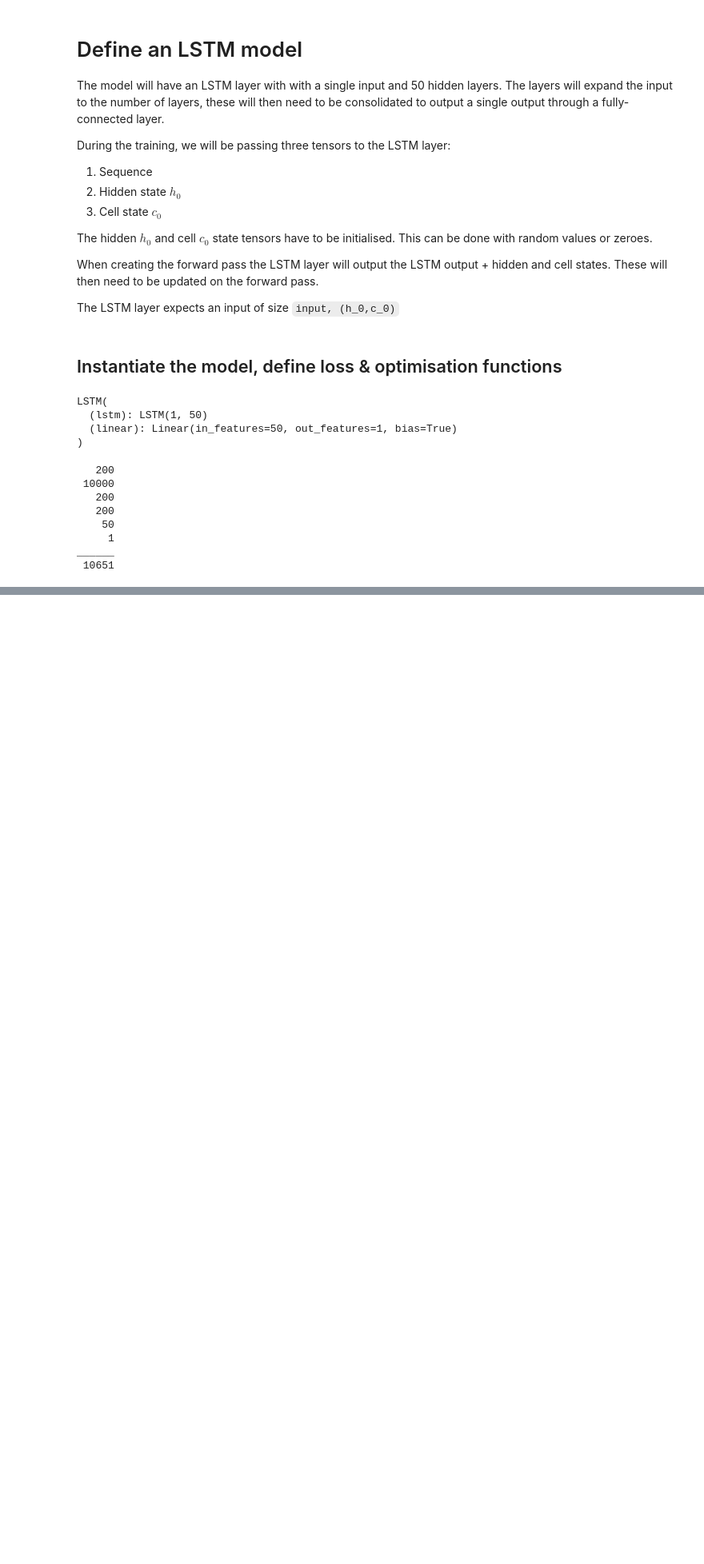
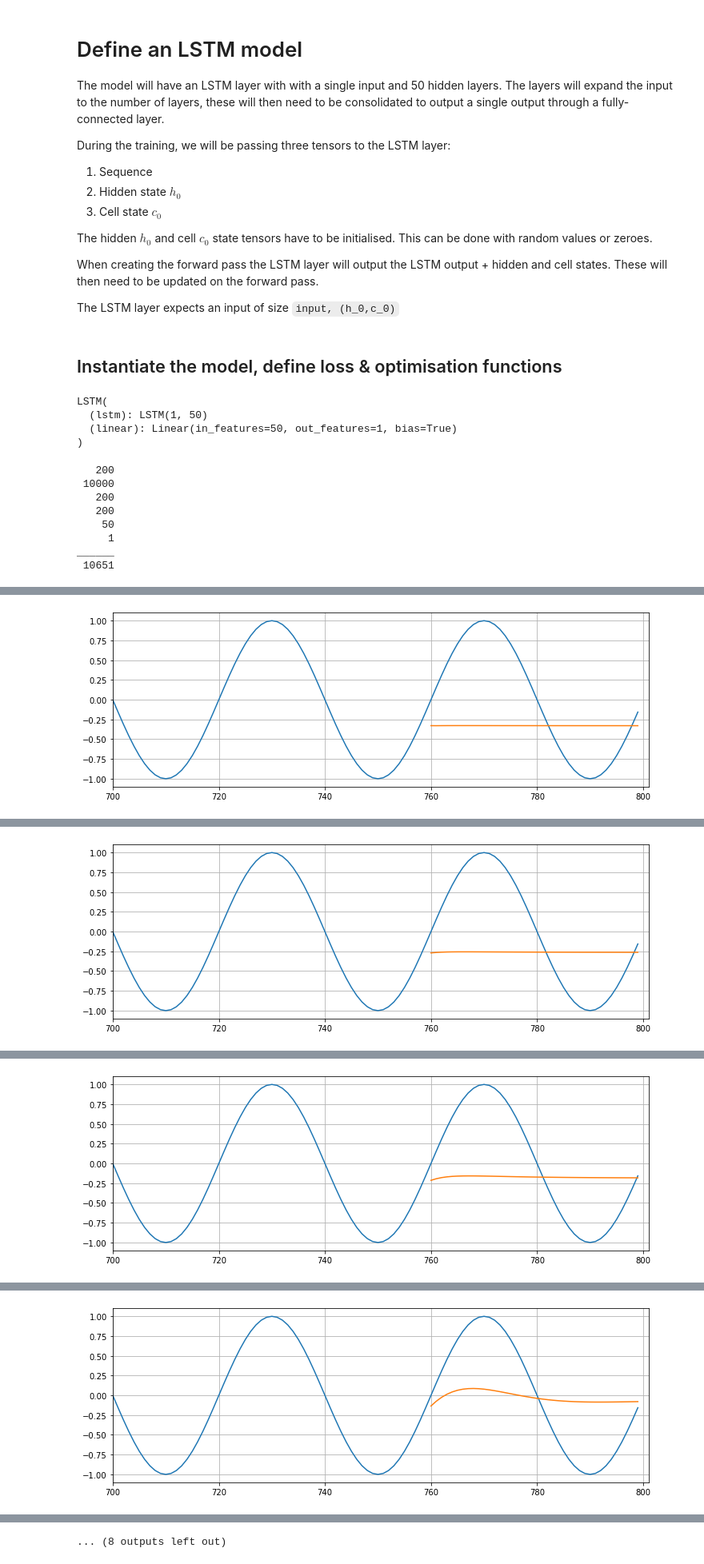
Before and after one commit to alejandrodgb/pytorch-for-dl, a Jupyter notebook: 04-RNN-Recurrent-Neural-Networks/00-Basic-RNN.ipynb, the cells around one changed output, grey strips where cells are left out. Shown at 80% size. Cells and saved outputs as stored; diff of their text form; code cells hidden in the pictures; blank space fills up the shorter version.

```diff
--- a/04-RNN-Recurrent-Neural-Networks/00-Basic-RNN.ipynb
+++ b/04-RNN-Recurrent-Neural-Networks/00-Basic-RNN.ipynb
@@ -102,7 +102,7 @@ class LSTM(nn.Module):
 
     def forward(self,seq):
         lstm_out, self.hidden = self.lstm(seq.view(len(seq),1,-1), self.hidden)
-        pred = self.linear(ltsm_out.view(len(seq),-1))
+        pred = self.linear(lstm_out.view(len(seq),-1))
         return pred[-1]
 # %% [markdown]
 ## Instantiate the model, define loss & optimisation functions
@@ -138,0 +143,50 @@ ______
+# %%
+epochs = 10
+future = 40
+
+for i in range(epochs):
+
+    # Retreive the training dataset
+    for seq, y_train in train_data:
+
+        # Reset the parameters and hidden states
+        optimiser.zero_grad()
+        model.hidden = (torch.zeros(1,1,model.hidden_size),
+                        torch.zeros(1,1,model.hidden_size))
+
+        # Predictions
+        y_pred = model(seq)
+
+        # Calculate loss and propagate
+        loss = criterion(y_pred, y_train)
+        loss.backward()
+        optimiser.step()
+
+    # Print training result
+    print(f'Epoch {i}  Loss: {loss.item()}')
+
+    # MAKE PREDICTIONS
+    # Grabbing the last window of the training set (from end - 40) and predict the first value of the test set
+    preds = train_set[-window_size:].tolist()
+
+    # Get the predictions for the future range = 40 points
+    for f in range(future):
+        seq = torch.FloatTensor(preds[-window_size:])
+
+        with torch.no_grad():
+            model.hidden = (torch.zeros(1,1,model.hidden_size),
+                            torch.zeros(1,1,model.hidden_size))
+            preds.append(model(seq).item())
+
+    # Calculate the loss and compare the prediction to the real data
+    loss = criterion(torch.tensor(preds[-window_size:]),y[760:])
+    print(f'Loss on test predictions: {loss}')
+
+    # Plot the sine curve
+    plt.figure(figsize=(12,4))
+    plt.xlim(700,801)
+    plt.grid(True)
+    plt.plot(y.numpy())
+    plt.plot(range(760,800),preds[window_size:])
+    plt.show()
+# %% [output]
@@ -138,0 +195 @@ ______
+[figure, added]
@@ -138,0 +198 @@ ______
+[figure, added]
@@ -138,0 +201 @@ ______
+[figure, added]
@@ -138,0 +204 @@ ______
+[figure, added]
@@ -138,0 +211 @@ ______
+... (8 outputs left out)
```
Also changed, not shown: parts of 11 cells of this notebook.
